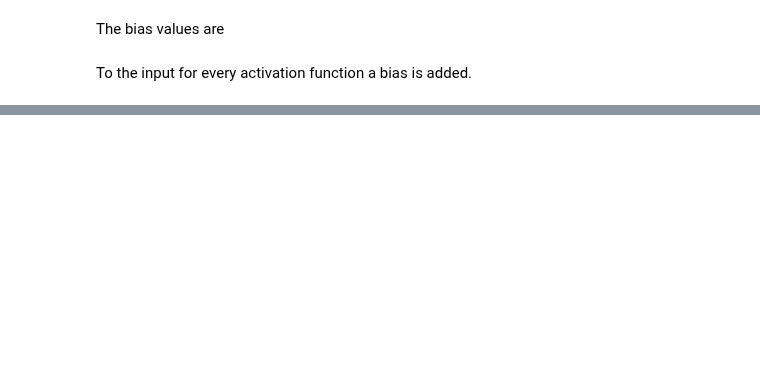
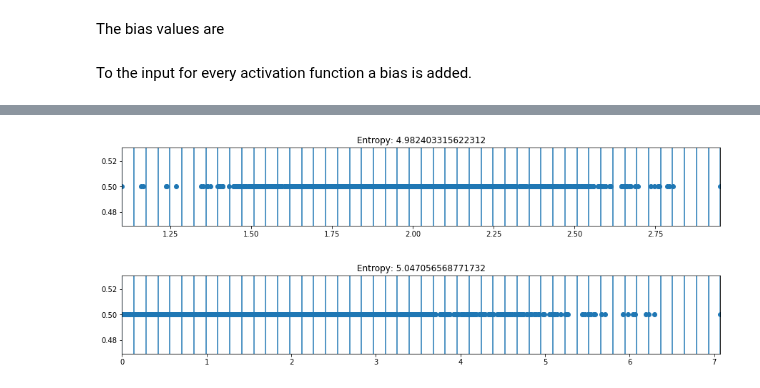
Before and after one commit to neuroinfo-os/deep-bottleneck, a Jupyter notebook: docs/analyses/1.minimal_model.ipynb, the cells around one changed output, grey strips where cells are left out. Saved outputs shown, nothing was run; the diff lists cells and outputs as text; code cells hidden in the pictures; blank space fills up the shorter version.

```diff
--- a/docs/analyses/1.minimal_model.ipynb
+++ b/docs/analyses/1.minimal_model.ipynb
@@ -250,0 +269,15 @@ plt.show()
+# %%
+def plot_binning(activation_function, weight_index, n_bins, bias_value=0, figsize=(10,3)):
+    activations = outputs_with_bias[bias_value][activation_function][weight_index]
+    digitized, bin_edges = np.histogram(activations, bins=n_bins)
+    h = stats.entropy(digitized, base=2)
+    y = np.ones(len(activations))*0.5
+
+    fig = plt.figure(figsize=figsize)
+    for bins in bin_edges:
+        plt.axvline(bins)
+        plt.xlim([min(bin_edges),max(bin_edges)])
+
+    plt.scatter(activations,y)
+    plt.title(f'Entropy: {h}')
+    plt.show()
@@ -250,0 +292,8 @@ plt.show()
+# %%
+plot_binning(activation_function='relu', weight_index=2, n_bins=50, bias_value=2, figsize=(15,2))
+# %% [output]
+[figure, added]
+# %%
+plot_binning(activation_function='relu', weight_index=15, n_bins=50, bias_value=2, figsize=(15,2))
+# %% [output]
+[figure, added]
```
Also changed, not shown: parts of 17 cells of this notebook.
